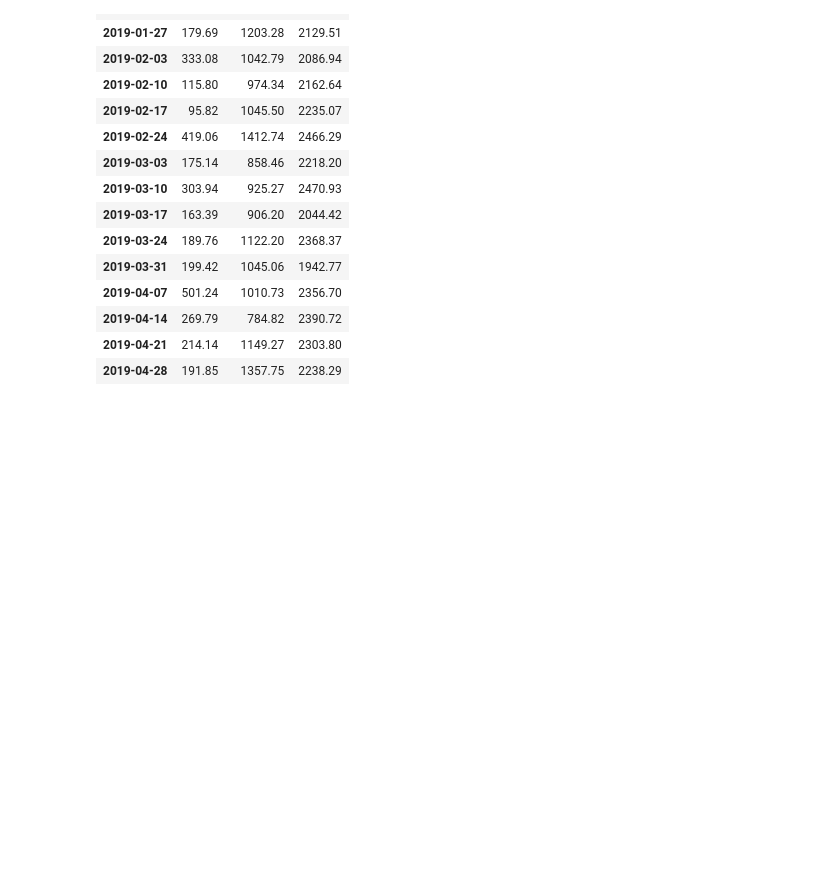
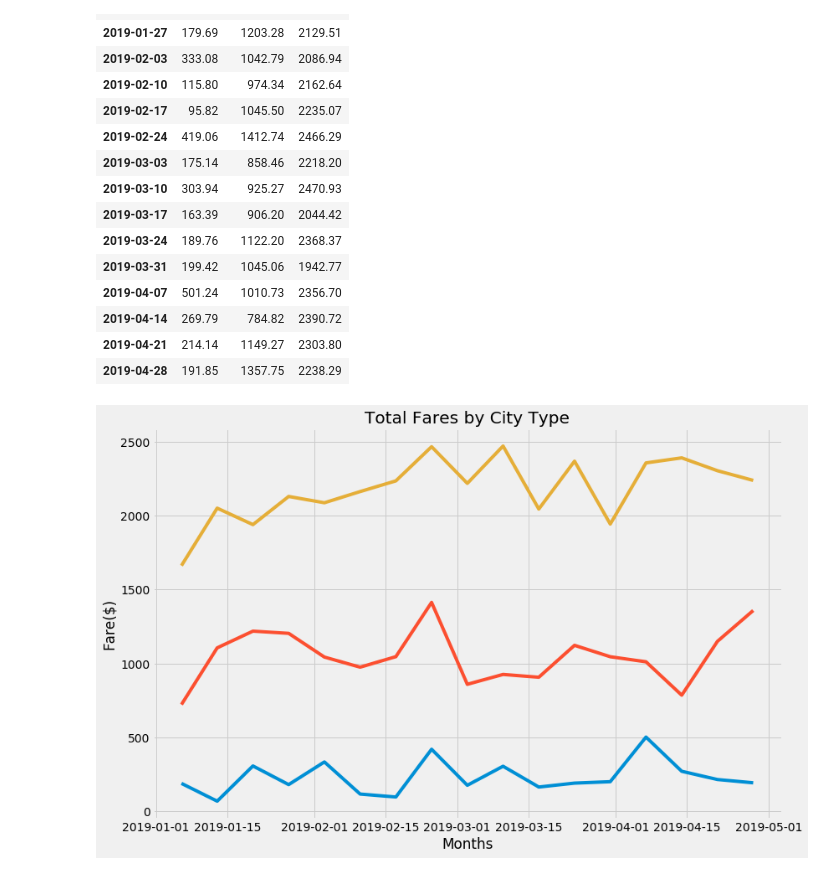
Before and after one commit to rcelorio/PyBer_Analysis, a Jupyter notebook: PyBer_Challenge.ipynb, the cells around one changed output. Drawn from its saved outputs; the diff is of its cells as text; code cells hidden in the pictures; blank space fills up the shorter version.

```diff
--- a/PyBer_Challenge.ipynb
+++ b/PyBer_Challenge.ipynb
@@ -214,3 +214,21 @@ weekly_fares_by_type_df
 | 2019-04-14 | 269.79 | 784.82 | 2390.72 |
 | 2019-04-21 | 214.14 | 1149.27 | 2303.80 |
 | 2019-04-28 | 191.85 | 1357.75 | 2238.29 |
+# %%
+#Using the object-oriented interface method, plot the DataFrame you created in Step 12 using the df.plot() function. Things to consider with your plotting
+plt.style.use('fivethirtyeight')
+fig, ax = plt.subplots(figsize = (12,8))
+
+ax.plot(weekly_fares_by_type_df)
+
+ax.set_xlabel("Months")
+ax.set_ylabel("Fare($)")
+ax.set_title("Total Fares by City Type")
+
+#ax.xtick_lables = pd.DatetimeIndex(weekly_fares_by_type_df.index).month
+
+
+
+plt.show()
+# %% [output]
+[figure, added]
```
Also changed, not shown: 1 other file.
